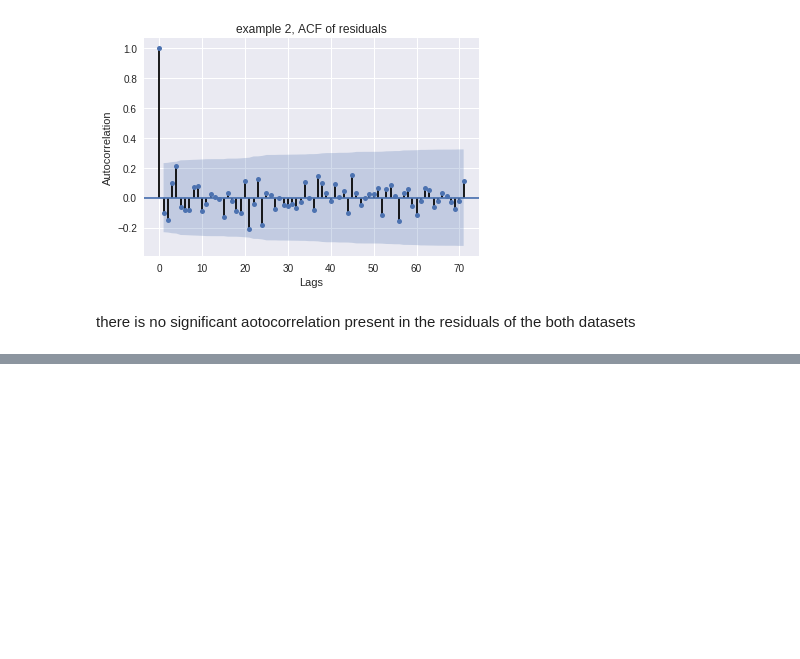
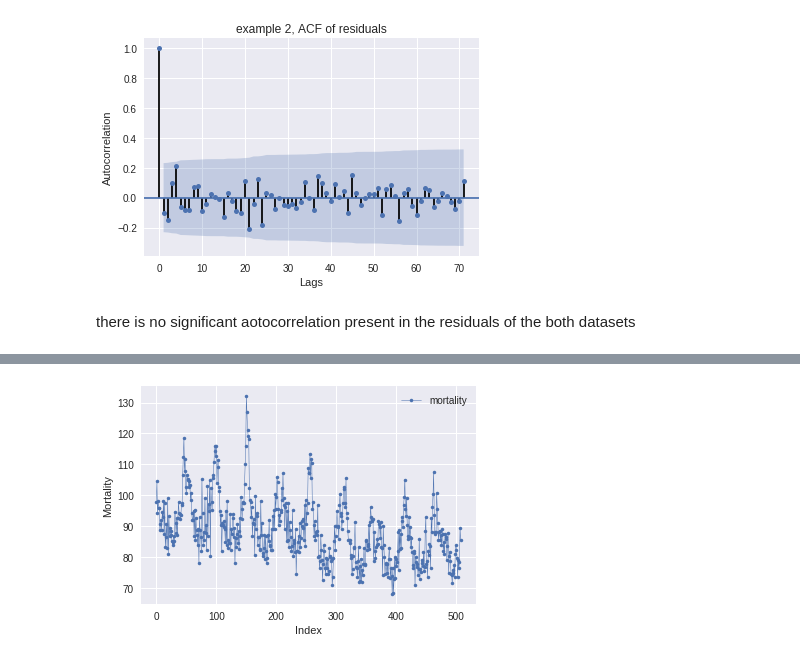
Before and after one commit to saurabh2086/timeSeriesAnalysis, a Jupyter notebook: Lesson 1- Time series basics.ipynb, the cells around one changed output, grey strips where cells are left out. Saved outputs shown, nothing was run; the diff lists cells and outputs as text; code cells hidden in the pictures; blank space fills up the shorter version.

```diff
--- a/Lesson 1- Time series basics.ipynb
+++ b/Lesson 1- Time series basics.ipynb
@@ -247,0 +376,4 @@ there is no significant aotocorrelation present in the residuals of the both dat
+# %%
+cardio = pd.read_csv("./data/CardioVascMort.csv", header=None)
+cardio.columns = ["mortality"]
+cardio.head()
@@ -247,0 +387,7 @@ there is no significant aotocorrelation present in the residuals of the both dat
+# %%
+cardio.plot(lw=0.5, marker='.')
+plt.ylabel("Mortality")
+plt.xlabel("Index")
+plt.show()
+# %% [output]
+[figure, added]
```
Also changed, not shown: parts of 25 cells of this notebook, 1 other file.
